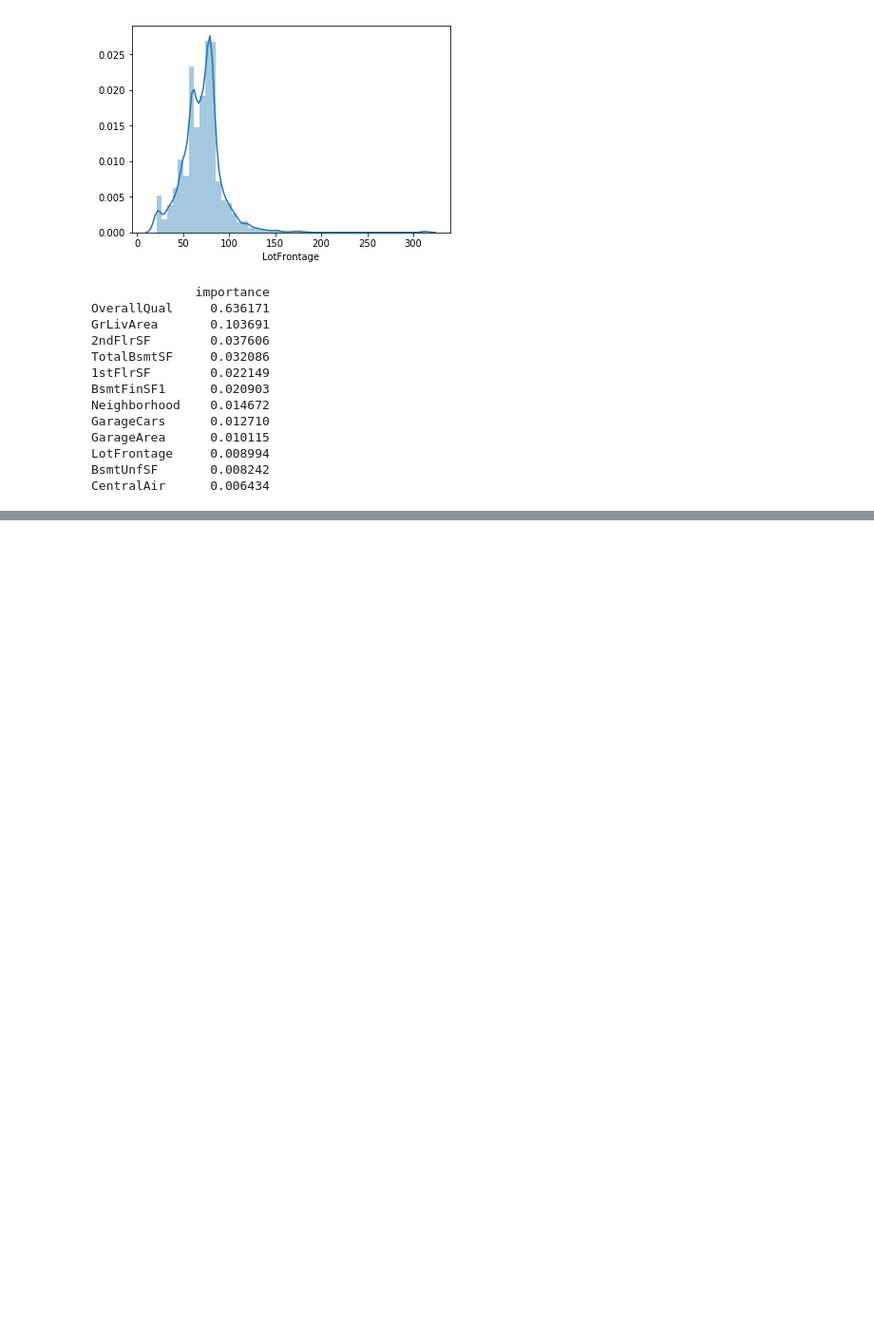
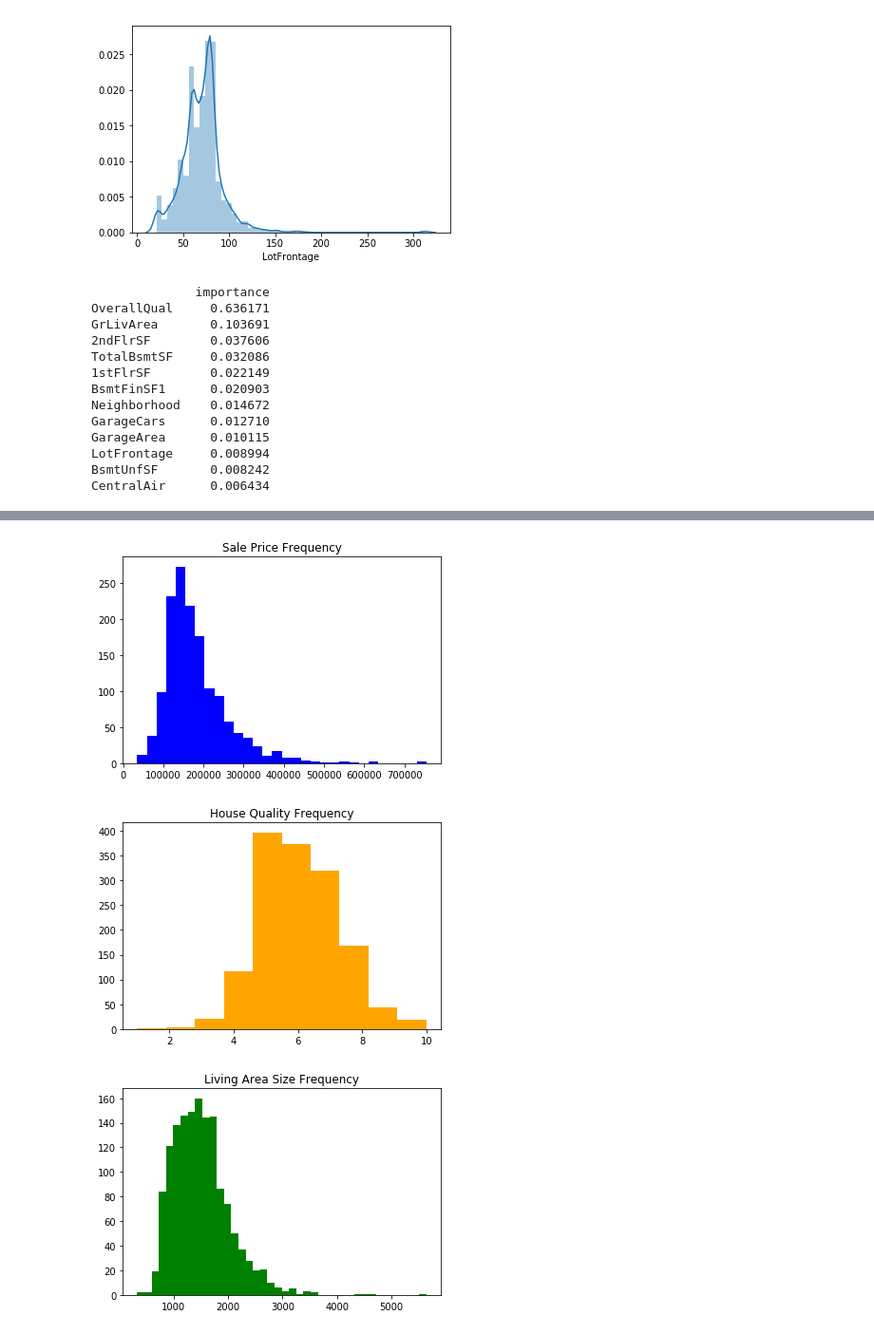
Before and after one commit to JJeroenjeroen/Kaggle-House-Prices, a Jupyter notebook: Code/House Prices .ipynb, the cells around one changed output, grey strips where cells are left out. Shown: that part at 95% size. Drawn from its saved outputs; the diff is of its cells as text; code cells hidden in the pictures; blank space fills up the shorter version.

Commit message:
House Prices

```diff
--- a/Code/House Prices .ipynb
+++ b/Code/House Prices .ipynb
@@ -214,0 +218,19 @@ CentralAir      0.006434
+# %%
+#Plot a histogram for saleprice
+plt.hist(houses["SalePrice"], bins = 30, color = "blue")
+plt.title("Sale Price Frequency")
+plt.show()
+
+#Plot a histogram for the overall quality grades
+plt.hist(houses["OverallQual"], bins = 10,  color = "orange")
+plt.title("House Quality Frequency")
+plt.show()
+
+#Plot a histogram for size of the living area
+plt.hist(houses["GrLivArea"], bins = 40, color = "green")
+plt.title("Living Area Size Frequency")
+plt.show()
+# %% [output]
+[figure, added]
+[figure, added]
+[figure, added]
```
Also changed, not shown: parts of 1 cell of this notebook.
